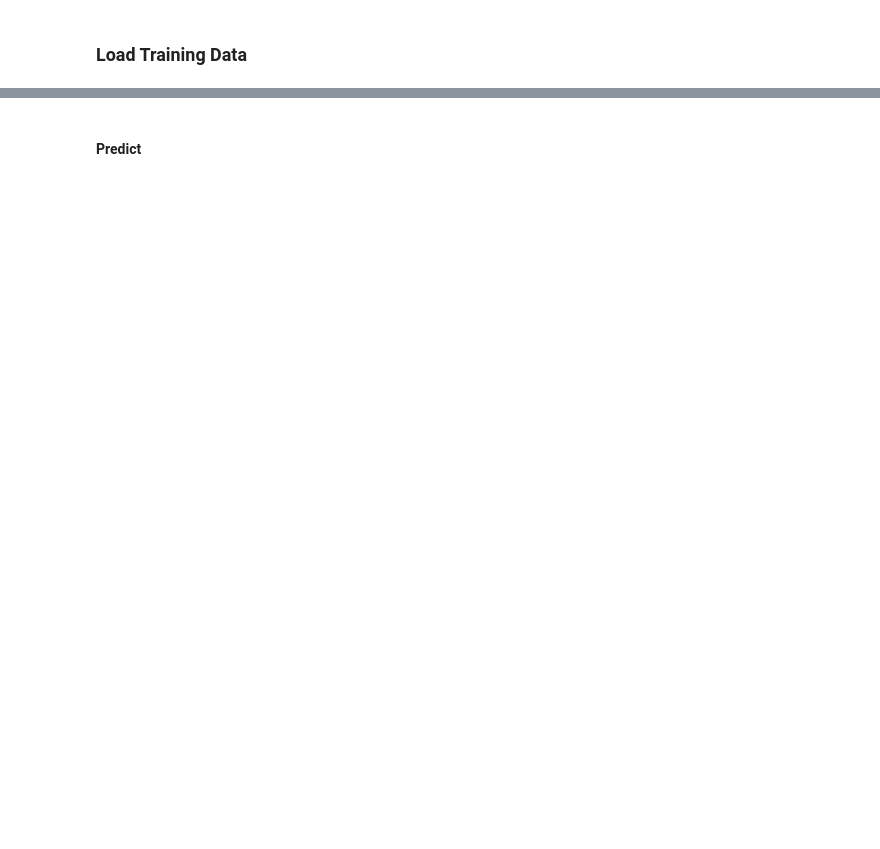
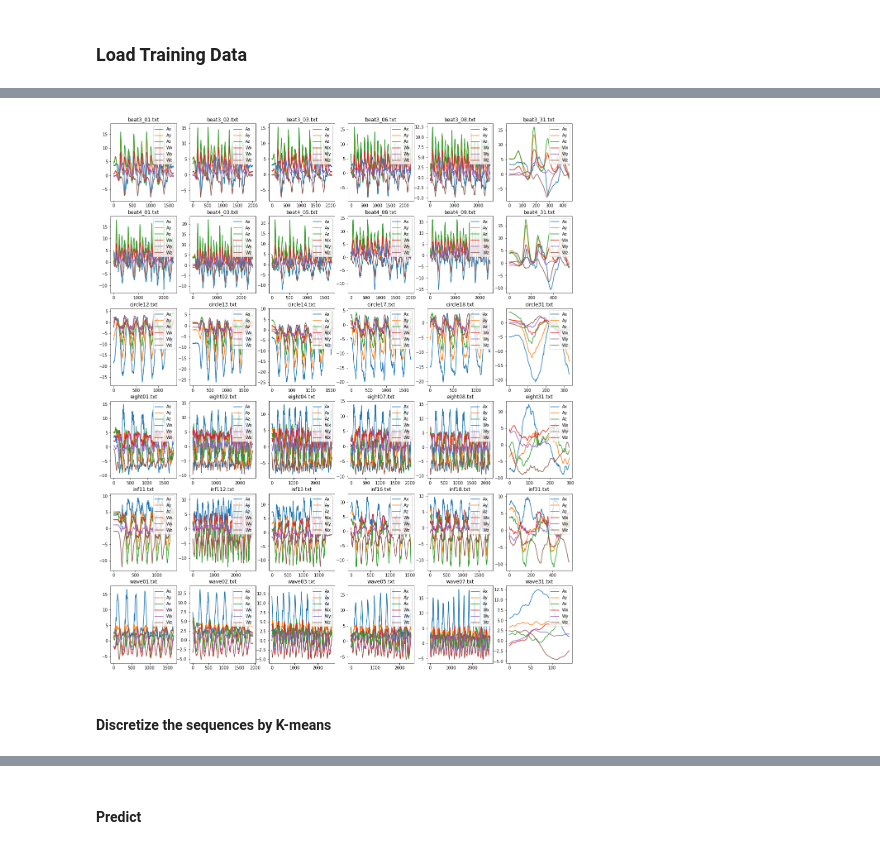
Before and after one commit to ctc316/gesture-recognition, a Jupyter notebook: notebook.ipynb, the cells around one changed output, grey strips where cells are left out. Drawn from its saved outputs; the diff is of its cells as text; code cells hidden in the pictures; blank space fills up the shorter version.

```diff
--- a/notebook.ipynb
+++ b/notebook.ipynb
@@ -63,0 +76,7 @@ for g in gestures:
+# %%
+train_X_smoothed = {}
+for g in gestures:
+    train_X_smoothed[g] = []
+    for d in train_X[g]:
+        train_X_smoothed[g].append(savgol_filter(d[:, 1:], window_length=5, polyorder=2, deriv=0, delta=1, mode="interp"))
+        print(g, train_X_smoothed[g][-1].shape)
@@ -63,0 +101,19 @@ for g in gestures:
+# %%
+PLT_COL = len(train_X[g])
+PLT_ROW = len(gestures)
+
+plt.figure(figsize=[20, 24])
+row, col = 0, 1
+for g in gestures:
+    col = 1
+    for d in train_X_smoothed[g]:
+        plt.subplot(PLT_ROW, PLT_COL, row * PLT_COL + col)
+        plt.title(train_lists[g][col - 1])
+        plt.plot(d)
+        plt.legend(["Ax", "Ay", "Az", "Wx", "Wy", "Wz"], loc=1)
+        col += 1
+    row += 1
+# %% [output]
+[figure, added]
+# %% [markdown]
+#### Discretize the sequences by K-means
```
Also changed, not shown: parts of 18 cells of this notebook, 23 other files.
